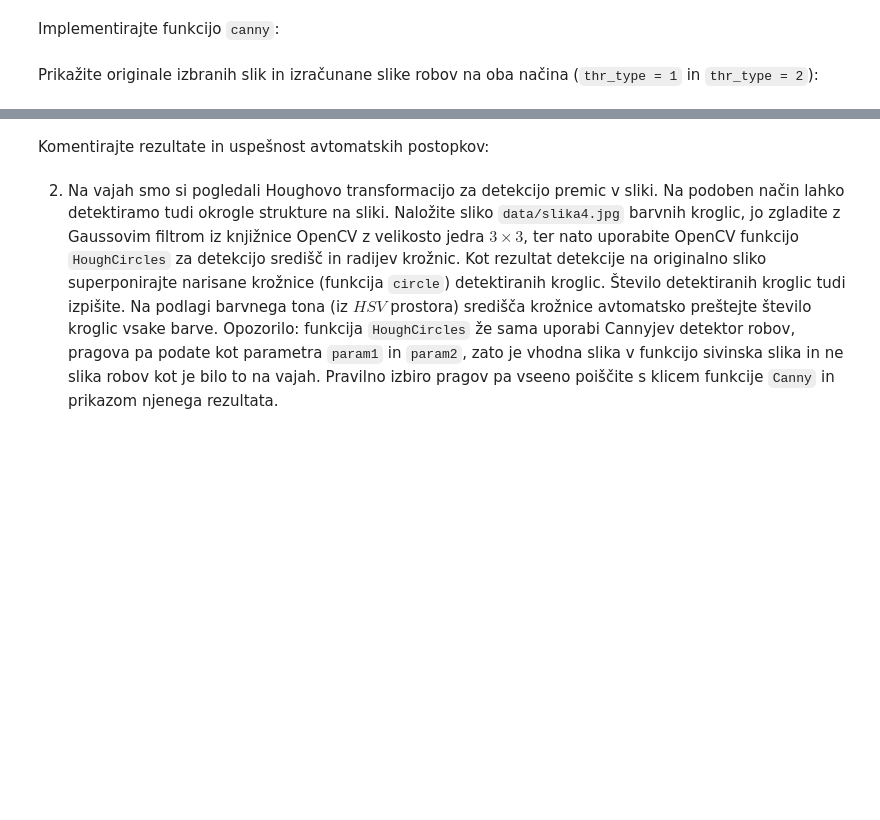
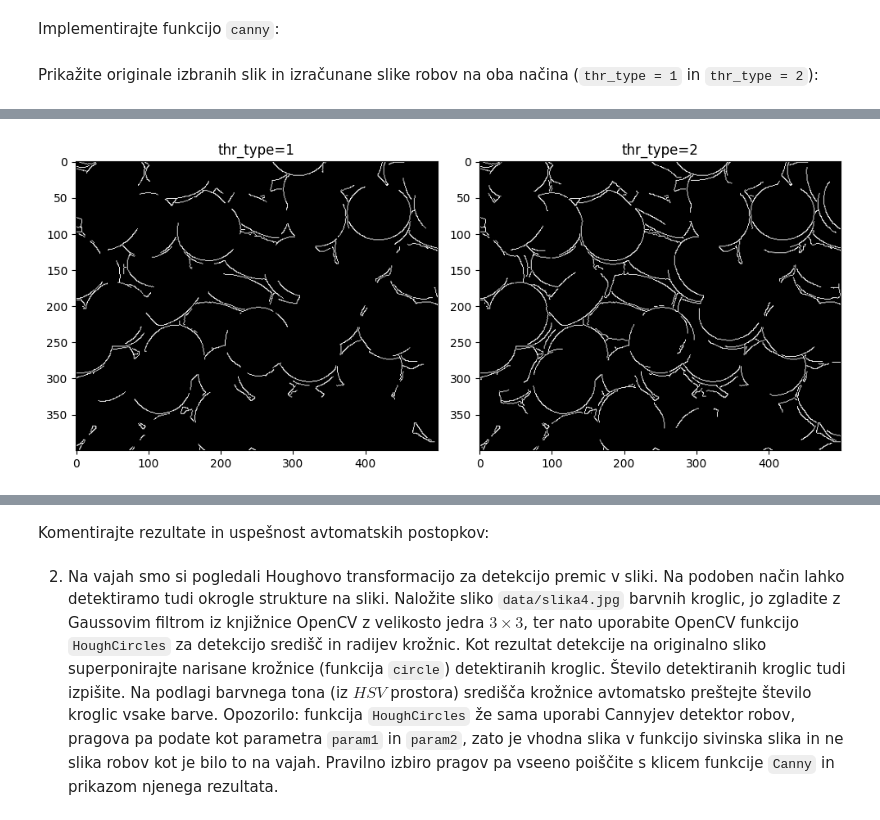
Before and after one commit to anamahau/Vaje_robotski_vid, a Jupyter notebook: 04_robustno_iskanje_2D_objektov/Vaja04_Robustno_iskanje_2D_objektov/Vaja04-domaca_naloga.ipynb, the cells around one changed output, grey strips where cells are left out. Cells and saved outputs as stored; diff of their text form; code cells hidden in the pictures; blank space fills up the shorter version.

```diff
--- a/04_robustno_iskanje_2D_objektov/Vaja04_Robustno_iskanje_2D_objektov/Vaja04-domaca_naloga.ipynb
+++ b/04_robustno_iskanje_2D_objektov/Vaja04_Robustno_iskanje_2D_objektov/Vaja04-domaca_naloga.ipynb
@@ -58,0 +67,14 @@ uint8
+# %%
+img2 = cv.imread('data/slika2.jpg')
+edges2_1 = cornersDetector(img2, thr_type=1)
+edges2_2 = cornersDetector(img2, thr_type=2)
+
+fig, axs = plt.subplots(1, 2, figsize=(10, 8))
+axs[0].set_title('thr_type=1')
+axs[0].imshow(edges2_1, cmap='gray')
+axs[1].set_title('thr_type=2')
+axs[1].imshow(edges2_2, cmap='gray')
+plt.tight_layout()
+plt.show()
+# %% [output]
+[figure, added]
```
Also changed, not shown: parts of 8 cells of this notebook.
